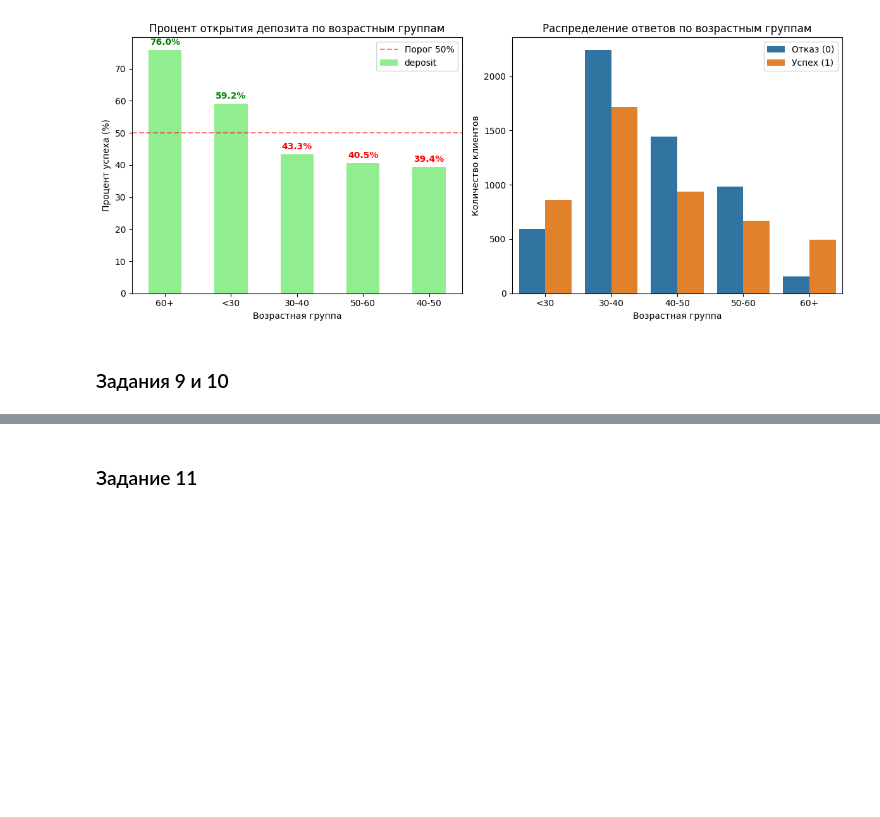
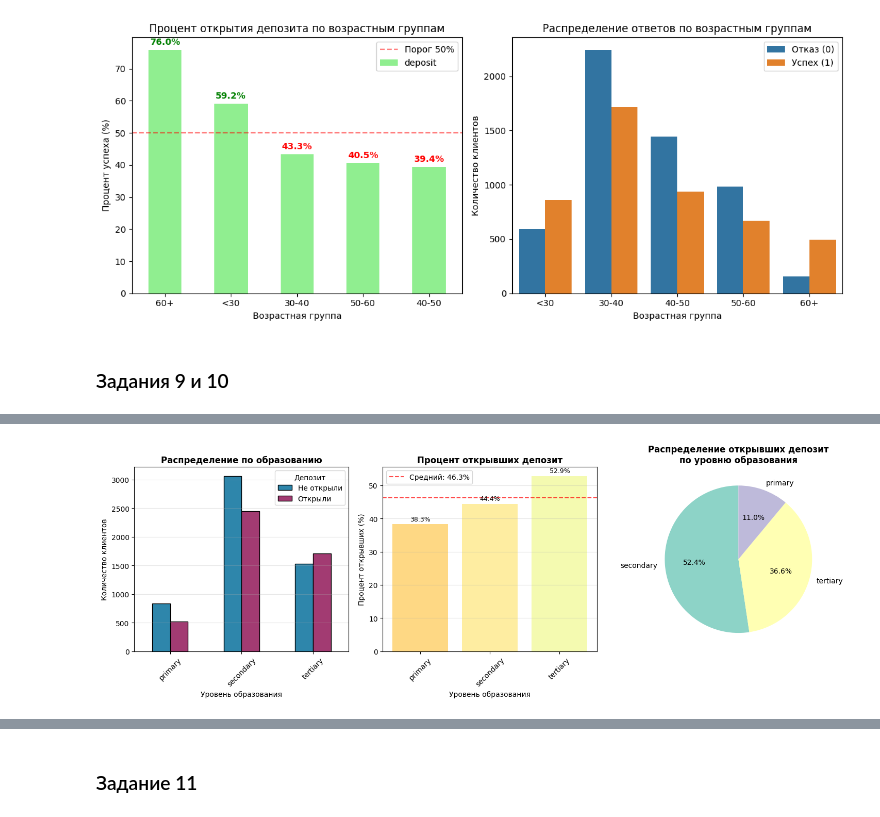
Before and after one commit to ziba103103/VS-Studio, a Jupyter notebook: ML_обучение/Практика-ML/Project_4_ML_итоговая_практика.ipynb, the cells around one changed output, grey strips where cells are left out. Drawn from its saved outputs; the diff is of its cells as text; code cells hidden in the pictures; blank space fills up the shorter version.

```diff
--- a/ML_обучение/Практика-ML/Project_4_ML_итоговая_практика.ipynb
+++ b/ML_обучение/Практика-ML/Project_4_ML_итоговая_практика.ipynb
@@ -473,4 +519,47 @@ plt.show()
 # %%
-# постройте визуализации для открывших и неоткрывших депозит в зависимости от образования
+# Построение визуализаций для открывших и неоткрывших депозит по образованию
+fig, axes = plt.subplots(1, 3, figsize=(15, 5))
+
+# Создаем crosstab для образования
+edu_crosstab = pd.crosstab(df['education'], df['deposit'])
+edu_crosstab = edu_crosstab.rename(columns={1: 'Открыли', 0: 'Не открыли'})
+
+# 1. Столбчатая диаграмма сравнения
+edu_crosstab.plot(kind='bar', ax=axes[0], color=['#2E86AB', '#A23B72'], edgecolor='black')
+axes[0].set_title('Распределение по образованию', fontweight='bold')
+axes[0].set_xlabel('Уровень образования')
+axes[0].set_ylabel('Количество клиентов')
+axes[0].legend(title='Депозит')
+axes[0].tick_params(axis='x', rotation=45)
+axes[0].grid(axis='y', alpha=0.3)
+
+# 2. Процент открывших (столбчатая диаграмма)
+edu_percent = df.groupby('education')['deposit'].mean() * 100
+axes[1].bar(range(len(edu_percent)), edu_percent.values,
+            color=plt.cm.RdYlGn(edu_percent.values/100))
+axes[1].set_title('Процент открывших депозит', fontweight='bold')
+axes[1].set_xlabel('Уровень образования')
+axes[1].set_ylabel('Процент открывших (%)')
+axes[1].set_xticks(range(len(edu_percent)))
+axes[1].set_xticklabels(edu_percent.index, rotation=45)
+axes[1].axhline(y=df['deposit'].mean()*100, color='red', linestyle='--',
+                alpha=0.7, label=f'Средний: {df["deposit"].mean()*100:.1f}%')
+axes[1].legend()
+axes[1].grid(axis='y', alpha=0.3)
+
+# Добавляем значения на столбцы
+for i, percent in enumerate(edu_percent.values):
+    axes[1].text(i, percent + 1, f'{percent:.1f}%', ha='center', fontsize=9)
+
+# 3. Круговая диаграмма распределения открывших
+deposit_by_edu = df[df['deposit'] == 1]['education'].value_counts()
+axes[2].pie(deposit_by_edu.values, labels=deposit_by_edu.index,
+            autopct='%1.1f%%', startangle=90, colors=plt.cm.Set3.colors)
+axes[2].set_title('Распределение открывших депозит\nпо уровню образования', fontweight='bold')
+
+plt.tight_layout()
+plt.show()
+# %% [output]
+[figure, added]
 # %%
 # постройте визуализации для открывших и неоткрывших депозит в зависимости от вида профессиональной занятости
```
Also changed, not shown: parts of 36 cells of this notebook, 2 other files.
